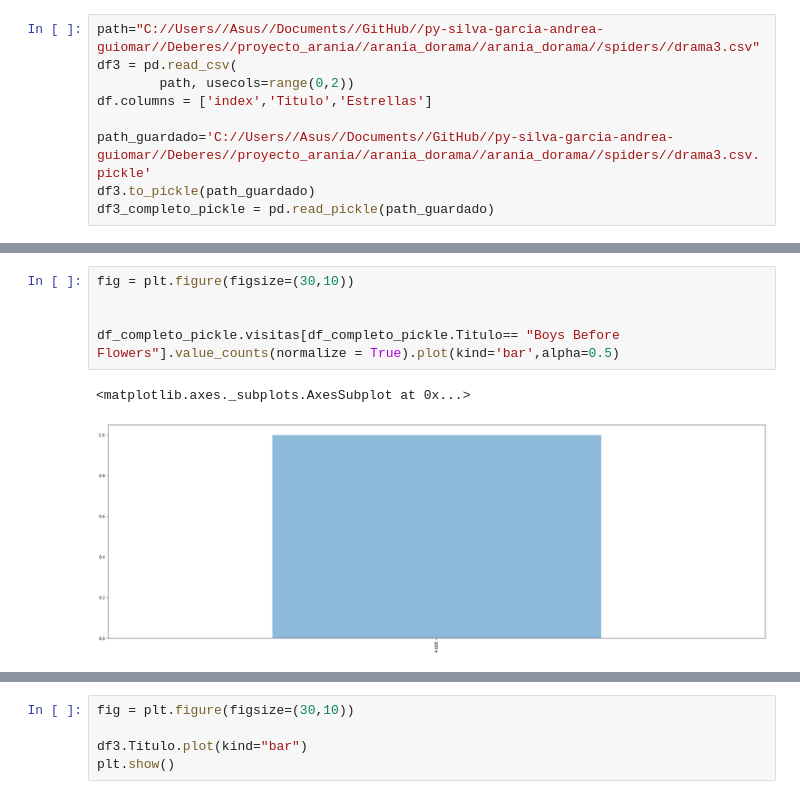
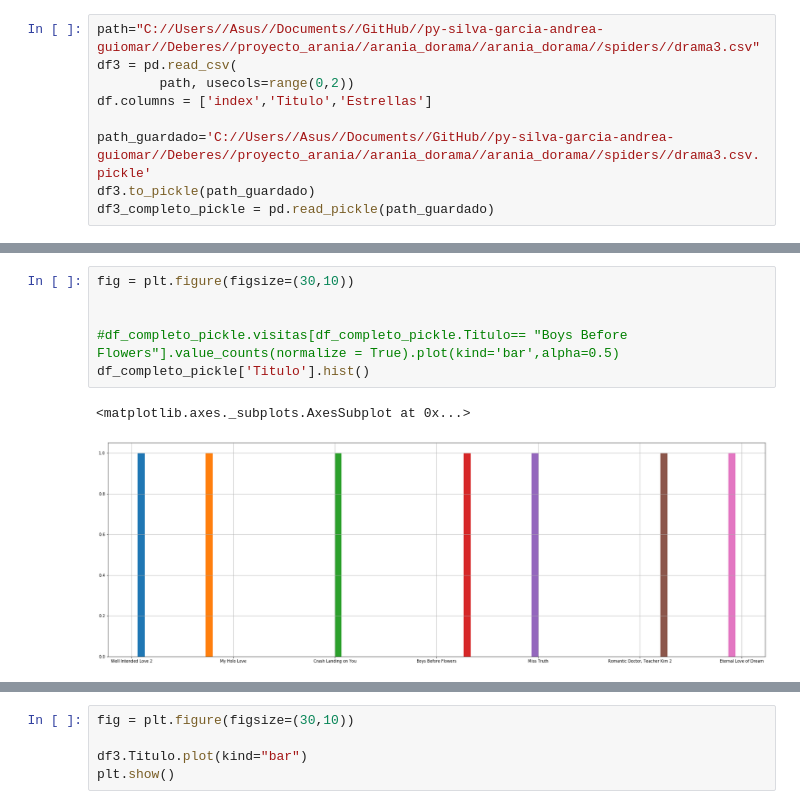
Before and after one commit to 2019-B-GR1-Python/py-silva-garcia-andrea-guiomar, a Jupyter notebook: Deberes/Informe_doramas.ipynb, the cells around one changed output, grey strips where cells are left out. Saved outputs shown, nothing was run; the diff lists cells and outputs as text.

```diff
--- a/Deberes/Informe_doramas.ipynb
+++ b/Deberes/Informe_doramas.ipynb
@@ -58,8 +55,9 @@ df3_completo_pickle.head()
 # %%
 fig = plt.figure(figsize=(30,10))
 
 
-df_completo_pickle.visitas[df_completo_pickle.Titulo== "Boys Before Flowers"].value_counts(normalize = True).plot(kind='bar',alpha=0.5)
+#df_completo_pickle.visitas[df_completo_pickle.Titulo== "Boys Before Flowers"].value_counts(normalize = True).plot(kind='bar',alpha=0.5)
+df_completo_pickle['Titulo'].hist()
 # %% [output]
 <matplotlib.axes._subplots.AxesSubplot at 0x...>
-[figure, old version]
+[figure, new version]
```
Also changed, not shown: parts of 16 cells of this notebook, 7 other files.
